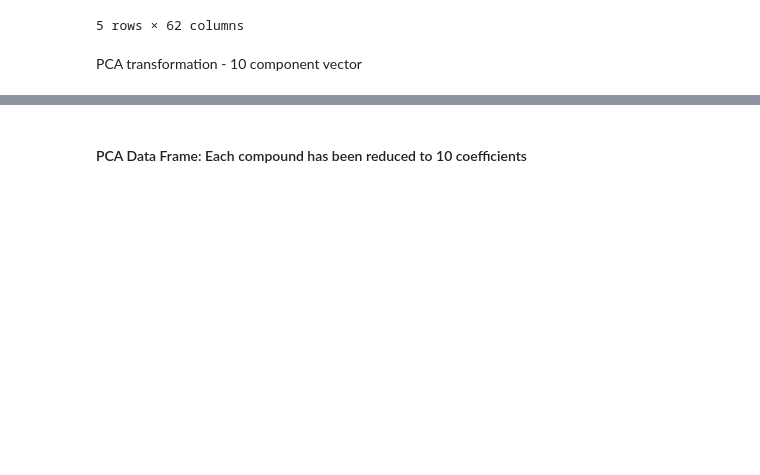
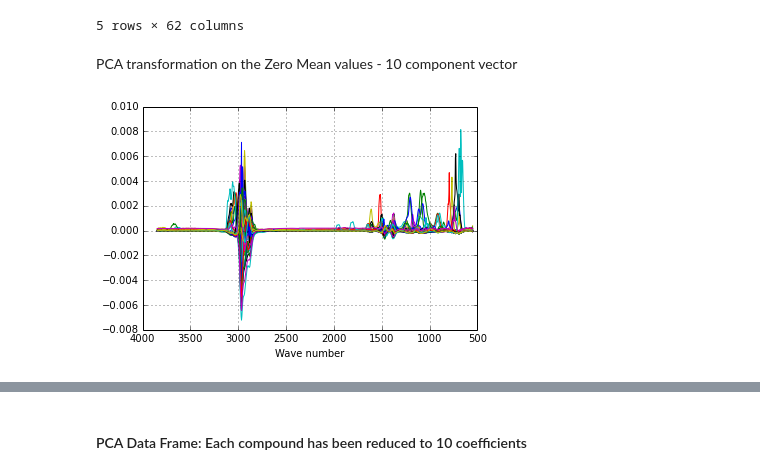
Before and after one commit to BrandonJvV/OctaneNumber, a Jupyter notebook: Normalization.ipynb, the cells around one changed output, grey strips where cells are left out. Drawn from its saved outputs; the diff is of its cells as text; code cells hidden in the pictures; blank space fills up the shorter version.

```diff
--- a/Normalization.ipynb
+++ b/Normalization.ipynb
@@ -81,4 +81,10 @@ nf.head()
 | 566 | 0.000238 | 0.000226 | 0.000058 | 0.000031 | 0.000000 | 0.000174 | 0.000090 | 0.000048 | 0.000224 | ... |
 5 rows × 62 columns
 # %% [markdown]
-PCA transformation - 10 component vector
+PCA transformation on the Zero Mean values - 10 component vector
+# %%
+means = nf.sub(nf.mean(1), axis=0)
+means.plot(legend=False)
+gca().invert_xaxis()
+# %% [output]
+[figure, added]
```
Also changed, not shown: parts of 9 cells of this notebook.
